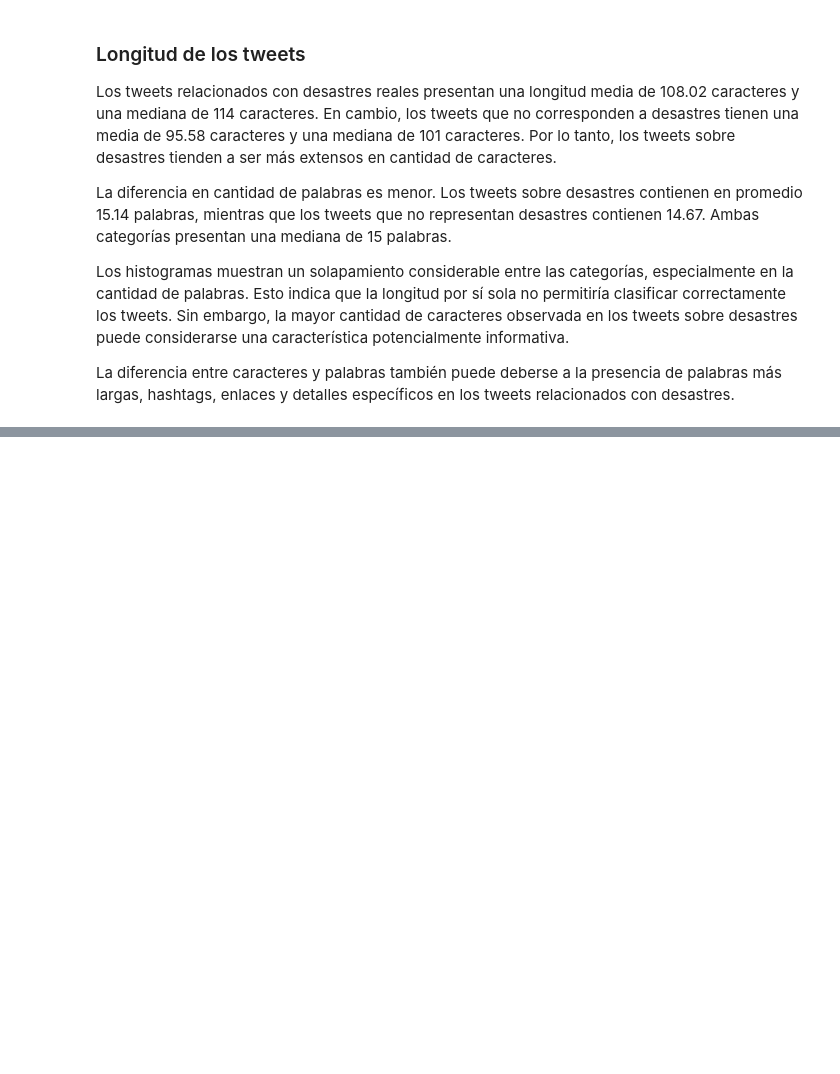
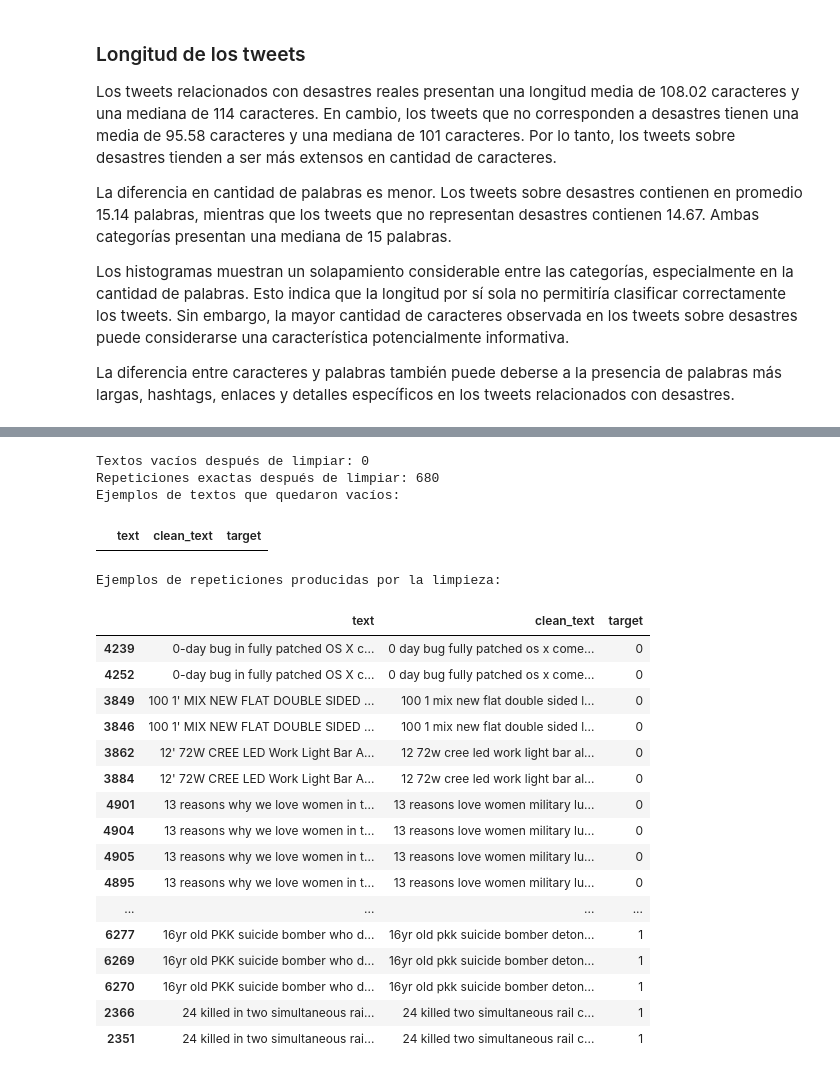
Before and after one commit to tismajo/CC3084-Laboratorio5, a Jupyter notebook: Laboratorio5.ipynb, the cells around one changed output, grey strips where cells are left out. Cells and saved outputs as stored; diff of their text form; code cells hidden in the pictures; blank space fills up the shorter version.

```diff
--- a/Laboratorio5.ipynb
+++ b/Laboratorio5.ipynb
@@ -470,0 +594,5 @@ La diferencia entre caracteres y palabras también puede deberse a la presencia
+# %%
+df_clean["clean_text"] = df_clean["text"].apply(clean_text)
+
+print("Limpieza aplicada correctamente.")
+print("Dimensiones:", df_clean.shape)
@@ -470,0 +627,10 @@ La diferencia entre caracteres y palabras también puede deberse a la presencia
+# %%
+comparison = (
+    df_clean[
+        ["text", "clean_text", "target"]
+    ]
+    .sample(10, random_state=42)
+)
+
+pd.set_option("display.max_colwidth", 150)
+display(comparison)
@@ -470,0 +649,57 @@ La diferencia entre caracteres y palabras también puede deberse a la presencia
+# %%
+empty_clean_texts = (
+    df_clean["clean_text"].str.strip().eq("").sum()
+)
+
+duplicated_clean_texts = (
+    df_clean["clean_text"].duplicated().sum()
+)
+
+print("Textos vacíos después de limpiar:", empty_clean_texts)
+print(
+    "Repeticiones exactas después de limpiar:",
+    duplicated_clean_texts
+)
+
+print("Ejemplos de textos que quedaron vacíos:")
+
+display(
+    df_clean.loc[
+        df_clean["clean_text"].str.strip().eq(""),
+        ["text", "clean_text", "target"]
+    ]
+)
+
+print("Ejemplos de repeticiones producidas por la limpieza:")
+
+display(
+    df_clean.loc[
+        df_clean.duplicated("clean_text", keep=False),
+        ["text", "clean_text", "target"]
+    ]
+    .sort_values("clean_text")
+    .head(20)
+)
+# %% [output]
+Textos vacíos después de limpiar: 0
+Repeticiones exactas después de limpiar: 680
+Ejemplos de textos que quedaron vacíos:
+|  | text | clean_text | target |
+Ejemplos de repeticiones producidas por la limpieza:
+|  | text | clean_text | target |
+| 4239 | 0-day bug in fully patched OS X c... | 0 day bug fully patched os x come... | 0 |
+| 4252 | 0-day bug in fully patched OS X c... | 0 day bug fully patched os x come... | 0 |
+| 3849 | 100 1' MIX NEW FLAT DOUBLE SIDED ... | 100 1 mix new flat double sided l... | 0 |
+| 3846 | 100 1' MIX NEW FLAT DOUBLE SIDED ... | 100 1 mix new flat double sided l... | 0 |
+| 3862 | 12' 72W CREE LED Work Light Bar A... | 12 72w cree led work light bar al... | 0 |
+| 3884 | 12' 72W CREE LED Work Light Bar A... | 12 72w cree led work light bar al... | 0 |
+| 4901 | 13 reasons why we love women in t... | 13 reasons love women military lu... | 0 |
+| 4904 | 13 reasons why we love women in t... | 13 reasons love women military lu... | 0 |
+| 4905 | 13 reasons why we love women in t... | 13 reasons love women military lu... | 0 |
+| 4895 | 13 reasons why we love women in t... | 13 reasons love women military lu... | 0 |
+| ... | ... | ... | ... |
+| 6277 | 16yr old PKK suicide bomber who d... | 16yr old pkk suicide bomber deton... | 1 |
+| 6269 | 16yr old PKK suicide bomber who d... | 16yr old pkk suicide bomber deton... | 1 |
+| 6270 | 16yr old PKK suicide bomber who d... | 16yr old pkk suicide bomber deton... | 1 |
+| 2366 | 24 killed in two simultaneous rai... | 24 killed two simultaneous rail c... | 1 |
+| 2351 | 24 killed in two simultaneous rai... | 24 killed two simultaneous rail c... | 1 |
```
Also changed, not shown: parts of 11 cells of this notebook.
